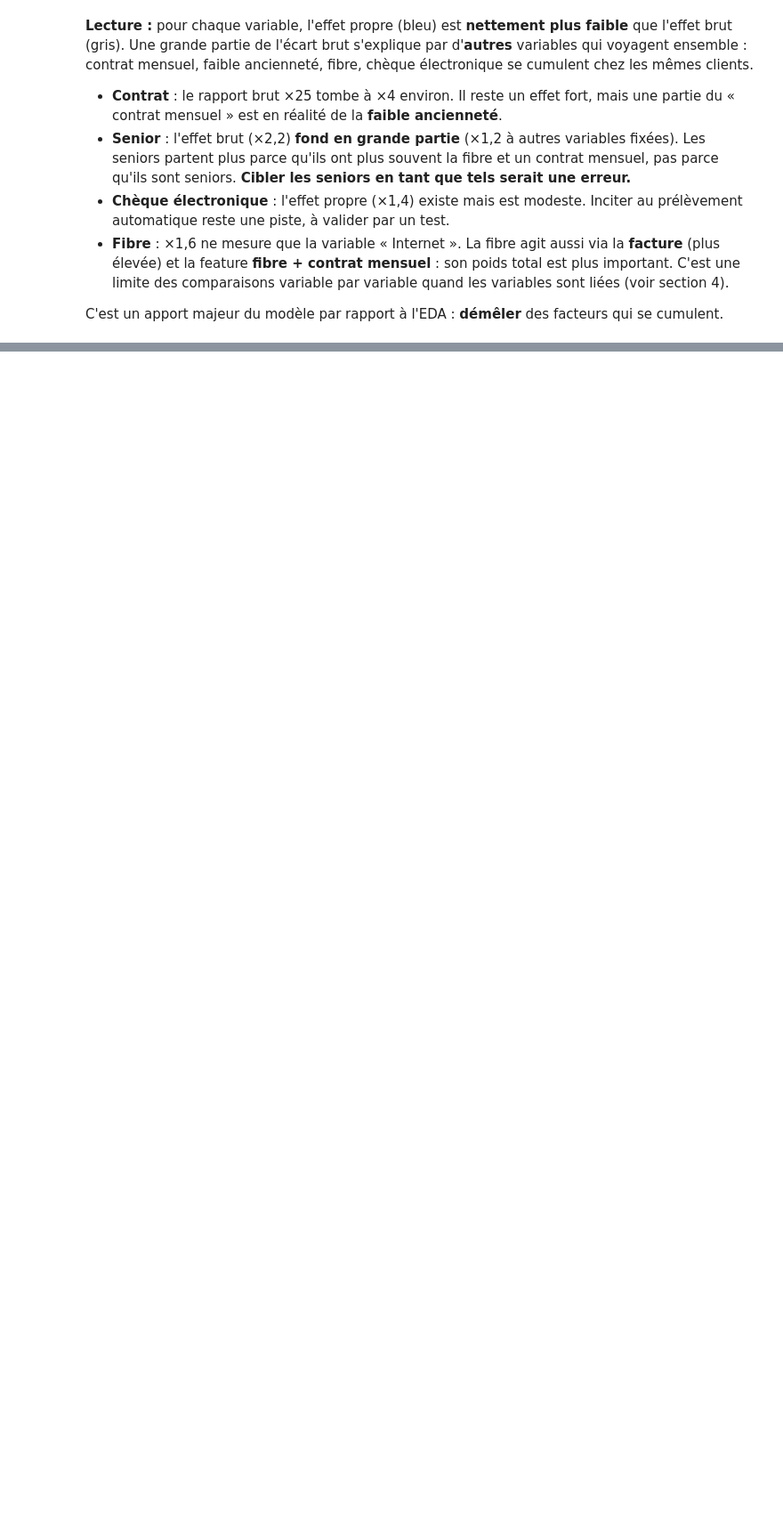
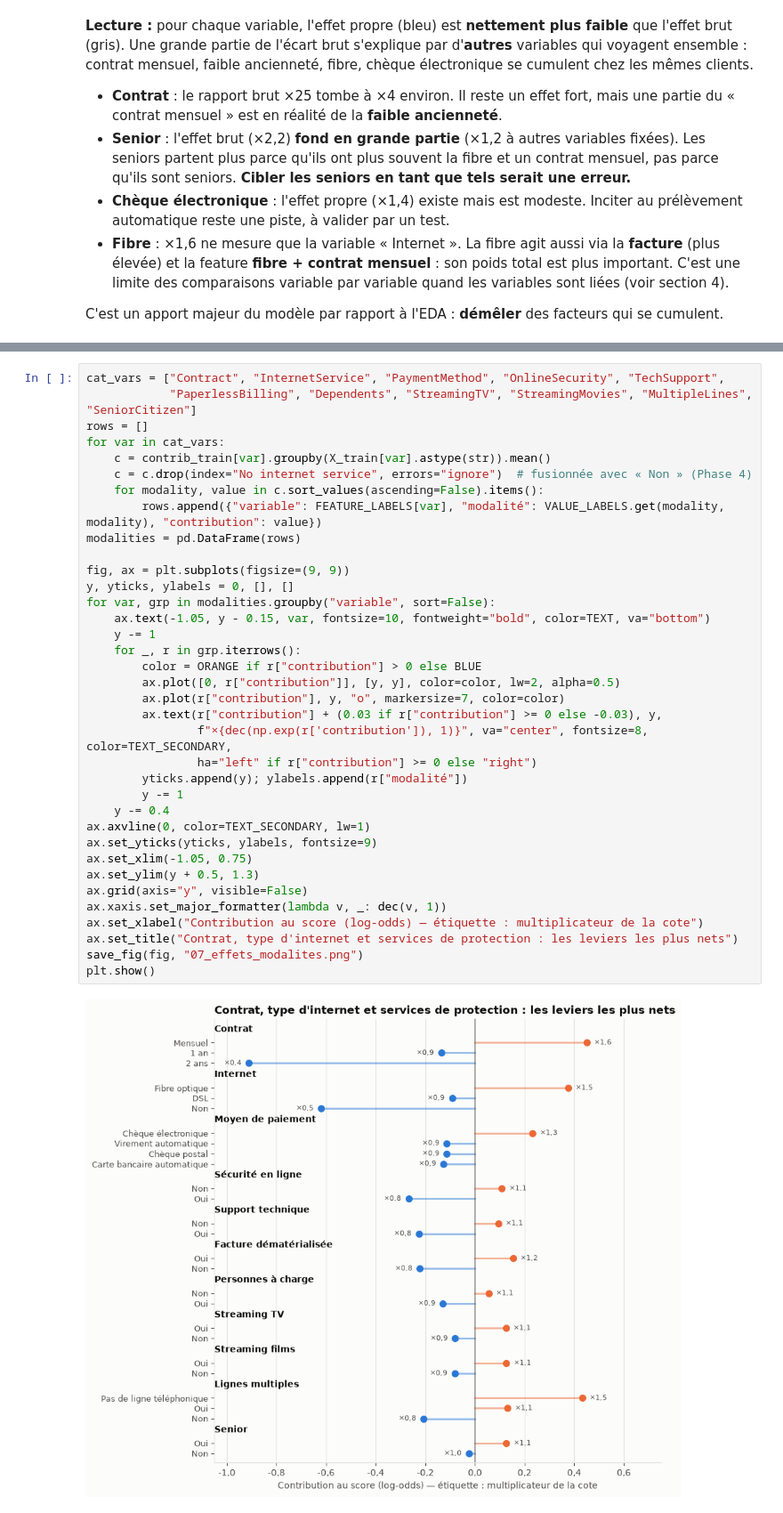
Before and after one commit to cheikhahmedtidiane/projet_churn_clients, a Jupyter notebook: notebooks/07_explicabilite.ipynb, the cells around one changed output, grey strips where cells are left out. Shown at 89% size. Saved outputs shown, nothing was run; the diff lists cells and outputs as text; blank space fills up the shorter version.

```diff
--- a/notebooks/07_explicabilite.ipynb
+++ b/notebooks/07_explicabilite.ipynb
@@ -152,0 +200,38 @@ C'est un apport majeur du modèle par rapport à l'EDA : **démêler** des facte
+# %%
+cat_vars = ["Contract", "InternetService", "PaymentMethod", "OnlineSecurity", "TechSupport",
+            "PaperlessBilling", "Dependents", "StreamingTV", "StreamingMovies", "MultipleLines", "SeniorCitizen"]
+rows = []
+for var in cat_vars:
+    c = contrib_train[var].groupby(X_train[var].astype(str)).mean()
+    c = c.drop(index="No internet service", errors="ignore")  # fusionnée avec « Non » (Phase 4)
+    for modality, value in c.sort_values(ascending=False).items():
+        rows.append({"variable": FEATURE_LABELS[var], "modalité": VALUE_LABELS.get(modality, modality), "contribution": value})
+modalities = pd.DataFrame(rows)
+
+fig, ax = plt.subplots(figsize=(9, 9))
+y, yticks, ylabels = 0, [], []
+for var, grp in modalities.groupby("variable", sort=False):
+    ax.text(-1.05, y - 0.15, var, fontsize=10, fontweight="bold", color=TEXT, va="bottom")
+    y -= 1
+    for _, r in grp.iterrows():
+        color = ORANGE if r["contribution"] > 0 else BLUE
+        ax.plot([0, r["contribution"]], [y, y], color=color, lw=2, alpha=0.5)
+        ax.plot(r["contribution"], y, "o", markersize=7, color=color)
+        ax.text(r["contribution"] + (0.03 if r["contribution"] >= 0 else -0.03), y,
+                f"×{dec(np.exp(r['contribution']), 1)}", va="center", fontsize=8, color=TEXT_SECONDARY,
+                ha="left" if r["contribution"] >= 0 else "right")
+        yticks.append(y); ylabels.append(r["modalité"])
+        y -= 1
+    y -= 0.4
+ax.axvline(0, color=TEXT_SECONDARY, lw=1)
+ax.set_yticks(yticks, ylabels, fontsize=9)
+ax.set_xlim(-1.05, 0.75)
+ax.set_ylim(y + 0.5, 1.3)
+ax.grid(axis="y", visible=False)
+ax.xaxis.set_major_formatter(lambda v, _: dec(v, 1))
+ax.set_xlabel("Contribution au score (log-odds) — étiquette : multiplicateur de la cote")
+ax.set_title("Contrat, type d'internet et services de protection : les leviers les plus nets")
+save_fig(fig, "07_effets_modalites.png")
+plt.show()
+# %% [output]
+[figure, added]
```
Also changed, not shown: parts of 6 cells of this notebook, 2 other files.
